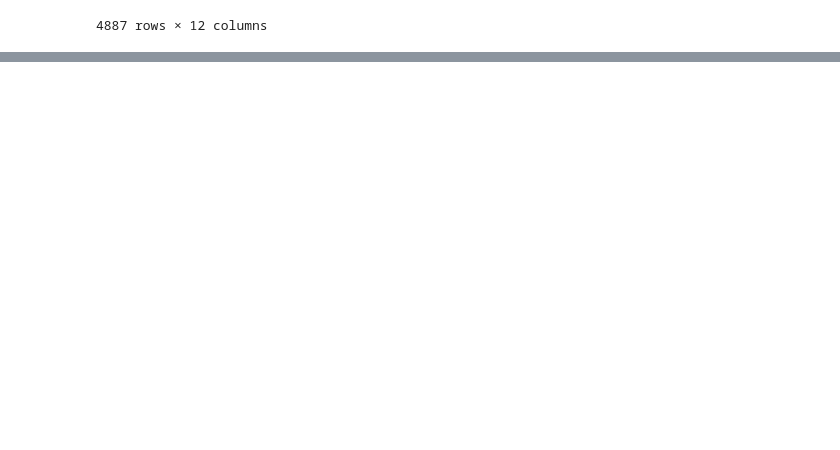
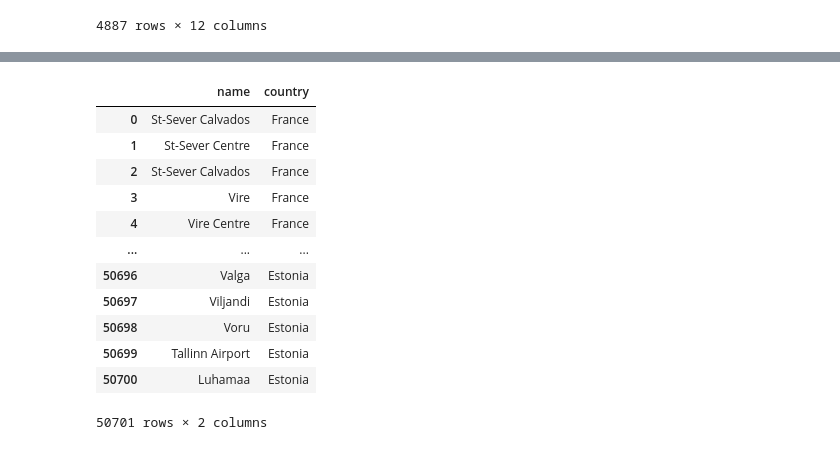
Before and after one commit to lucabi96/CPS_work, a Jupyter notebook: Train stations in Europe data analysis.ipynb, the cells around one changed output, grey strips where cells are left out. Saved outputs shown, nothing was run; the diff lists cells and outputs as text; code cells hidden in the pictures; blank space fills up the shorter version.

```diff
--- a/Train stations in Europe data analysis.ipynb
+++ b/Train stations in Europe data analysis.ipynb
@@ -350,0 +637,20 @@ stations[index]
+# %%
+#il 45° parallelo segnala la latitudine e si trova in un punto equidistante fra il Polo Nord e l'Equatore
+pos_latitude = stations[stations['latitude'] > 45]
+pos_latitude = pos_latitude[['name', 'country']]
+pos_latitude = pos_latitude.reset_index(drop = True)
+display(pos_latitude)
+# %% [output]
+|  | name | country |
+| 0 | St-Sever Calvados | France |
+| 1 | St-Sever Centre | France |
+| 2 | St-Sever Calvados | France |
+| 3 | Vire | France |
+| 4 | Vire Centre | France |
+| ... | ... | ... |
+| 50696 | Valga | Estonia |
+| 50697 | Viljandi | Estonia |
+| 50698 | Voru | Estonia |
+| 50699 | Tallinn Airport | Estonia |
+| 50700 | Luhamaa | Estonia |
+50701 rows × 2 columns
```
Also changed, not shown: parts of 31 cells of this notebook.
